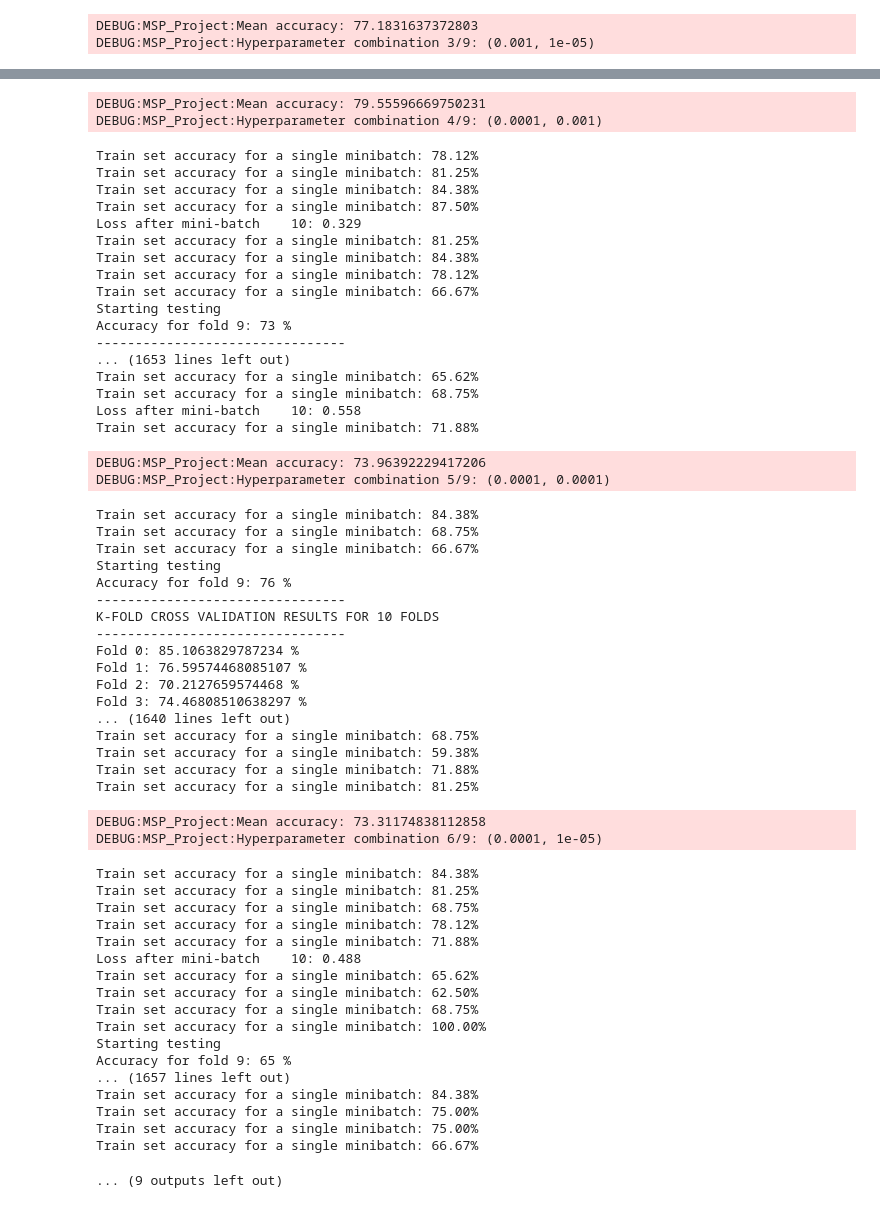
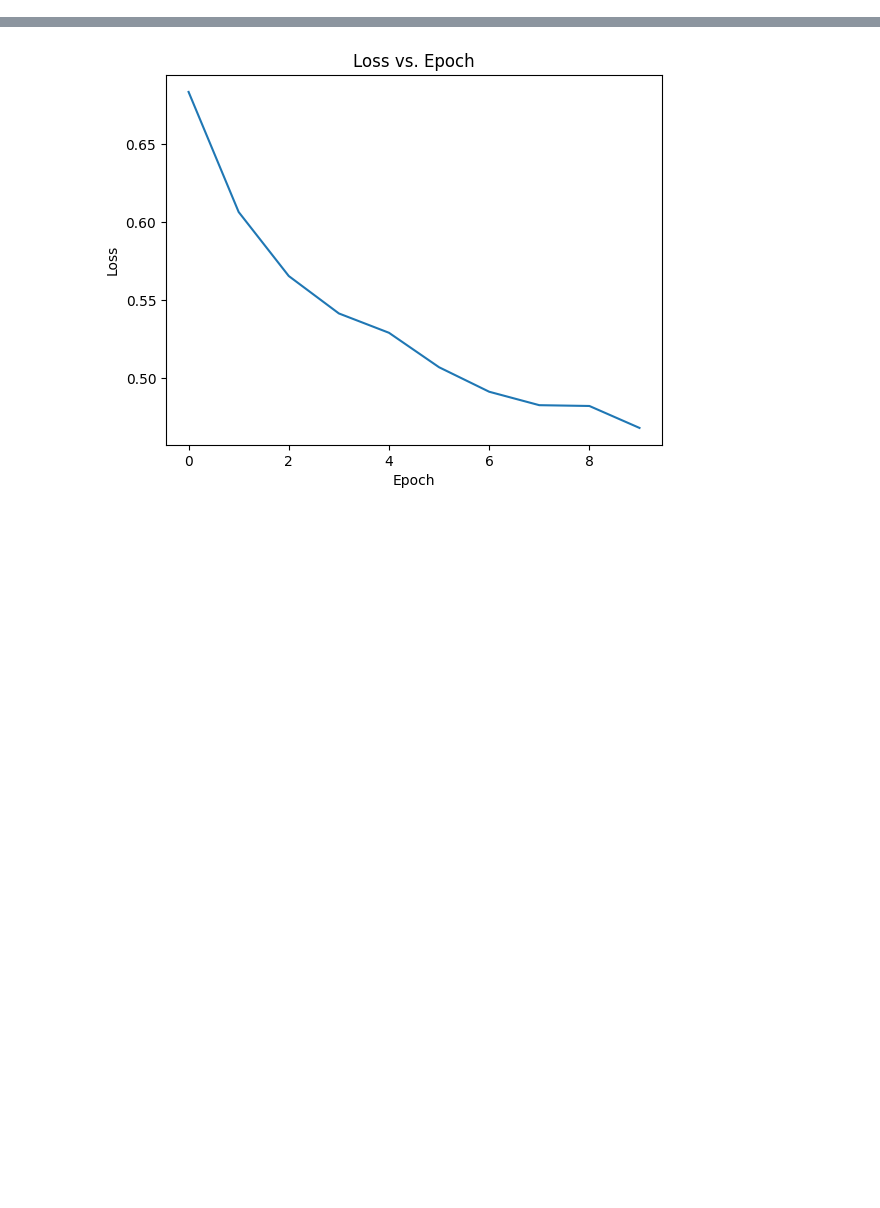
Before and after one commit to syntactic/ModelingSynapticPlasticity-BloodSpatterAnalysis, a Jupyter notebook: Project.ipynb, the cells around one changed output, grey strips where cells are left out. Cells and saved outputs as stored; diff of their text form; code cells hidden in the pictures; blank space fills up the shorter version.

```diff
--- a/Project.ipynb
+++ b/Project.ipynb
@@ -92,5 +98,5 @@ Average: 85.59139784946237 %
 # %%
-best_hyperparameters, best_accuracy, best_models_loss_record, best_model = hyperparameter_search(train_set, using_mnist=False, spiking_model=False, num_epochs=10, batch_size=32, k=10)
+best_hyperparameters, best_accuracy, best_models_loss_record, best_model = hyperparameter_search(train_set, using_mnist=False, spiking_model=True, num_epochs=10, batch_size=32, k=10)
 smoothed_loss_record = utils.smooth_k_fold_loss_record(best_models_loss_record)
 print(f"Best hyperparameters: {best_hyperparameters}")
 print(f"Best accuracy: {best_accuracy}")
@@ -137,2 +121,0 @@ Train set accuracy for a single minibatch: 71.88%
-DEBUG:MSP_Project:Mean accuracy: 77.1831637372803
-DEBUG:MSP_Project:Hyperparameter combination 3/9: (0.001, 1e-05)
@@ -156,58 +122 @@ Train set accuracy for a single minibatch: 90.62%
-DEBUG:MSP_Project:Mean accuracy: 79.55596669750231
-DEBUG:MSP_Project:Hyperparameter combination 4/9: (0.0001, 0.001)
-Train set accuracy for a single minibatch: 78.12%
-Train set accuracy for a single minibatch: 81.25%
-Train set accuracy for a single minibatch: 84.38%
-Train set accuracy for a single minibatch: 87.50%
-Loss after mini-batch    10: 0.329
-Train set accuracy for a single minibatch: 81.25%
-Train set accuracy for a single minibatch: 84.38%
-Train set accuracy for a single minibatch: 78.12%
-Train set accuracy for a single minibatch: 66.67%
-Starting testing
-Accuracy for fold 9: 73 %
---------------------------------
-... (1653 lines left out)
-Train set accuracy for a single minibatch: 65.62%
-Train set accuracy for a single minibatch: 68.75%
-Loss after mini-batch    10: 0.558
-Train set accuracy for a single minibatch: 71.88%
-DEBUG:MSP_Project:Mean accuracy: 73.96392229417206
-DEBUG:MSP_Project:Hyperparameter combination 5/9: (0.0001, 0.0001)
-Train set accuracy for a single minibatch: 84.38%
-Train set accuracy for a single minibatch: 68.75%
-Train set accuracy for a single minibatch: 66.67%
-Starting testing
-Accuracy for fold 9: 76 %
---------------------------------
-K-FOLD CROSS VALIDATION RESULTS FOR 10 FOLDS
---------------------------------
-Fold 0: 85.1063829787234 %
-Fold 1: 76.59574468085107 %
-Fold 2: 70.2127659574468 %
-Fold 3: 74.46808510638297 %
-... (1640 lines left out)
-Train set accuracy for a single minibatch: 68.75%
-Train set accuracy for a single minibatch: 59.38%
-Train set accuracy for a single minibatch: 71.88%
-Train set accuracy for a single minibatch: 81.25%
-DEBUG:MSP_Project:Mean accuracy: 73.31174838112858
-DEBUG:MSP_Project:Hyperparameter combination 6/9: (0.0001, 1e-05)
-Train set accuracy for a single minibatch: 84.38%
-Train set accuracy for a single minibatch: 81.25%
-Train set accuracy for a single minibatch: 68.75%
-Train set accuracy for a single minibatch: 78.12%
-Train set accuracy for a single minibatch: 71.88%
-Loss after mini-batch    10: 0.488
-Train set accuracy for a single minibatch: 65.62%
-Train set accuracy for a single minibatch: 62.50%
-Train set accuracy for a single minibatch: 68.75%
-Train set accuracy for a single minibatch: 100.00%
-Starting testing
-Accuracy for fold 9: 65 %
-... (1657 lines left out)
-Train set accuracy for a single minibatch: 84.38%
-Train set accuracy for a single minibatch: 75.00%
-Train set accuracy for a single minibatch: 75.00%
-Train set accuracy for a single minibatch: 66.67%
-... (9 outputs left out)
+[figure, added]
```
Also changed, not shown: parts of 11 cells of this notebook, 7 other files.
